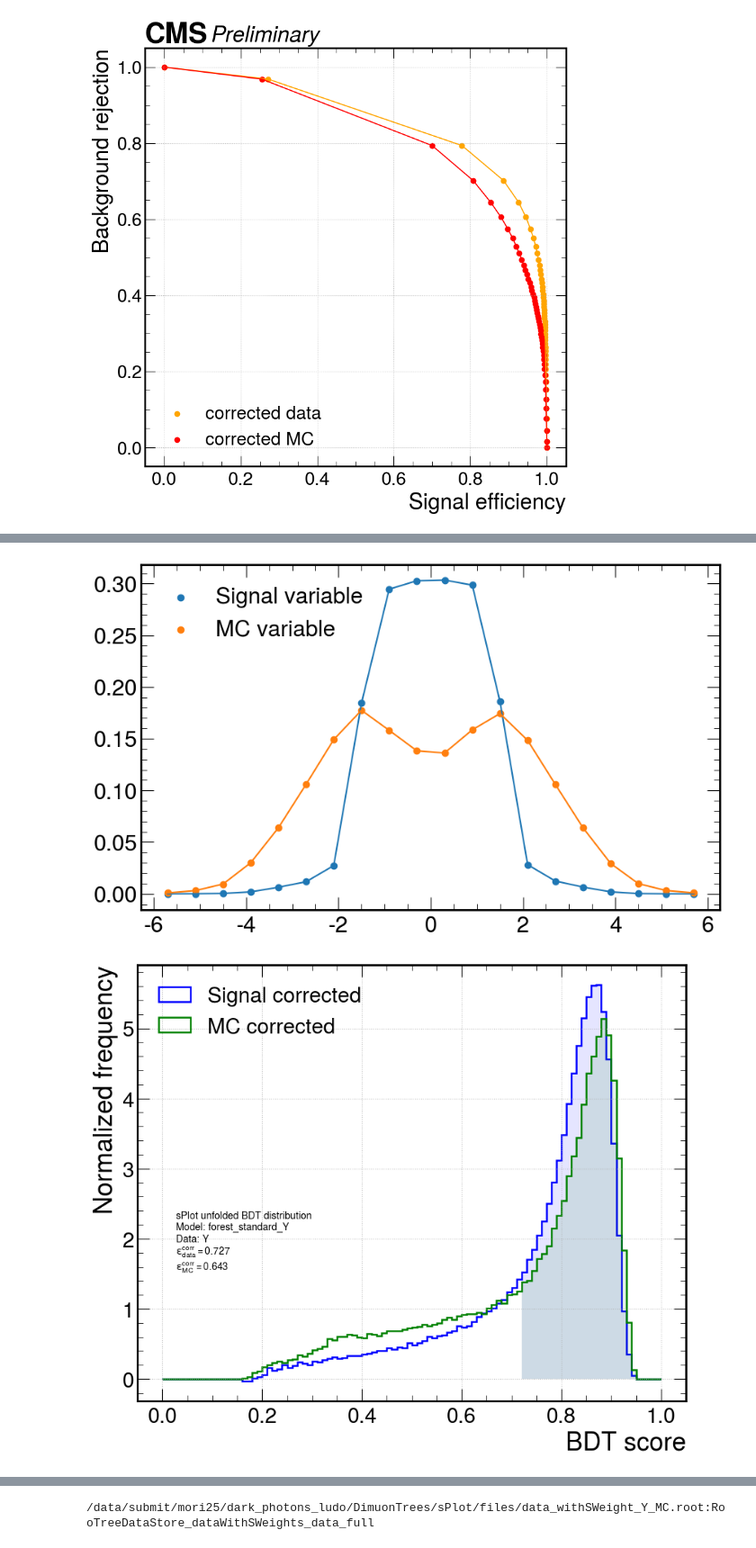
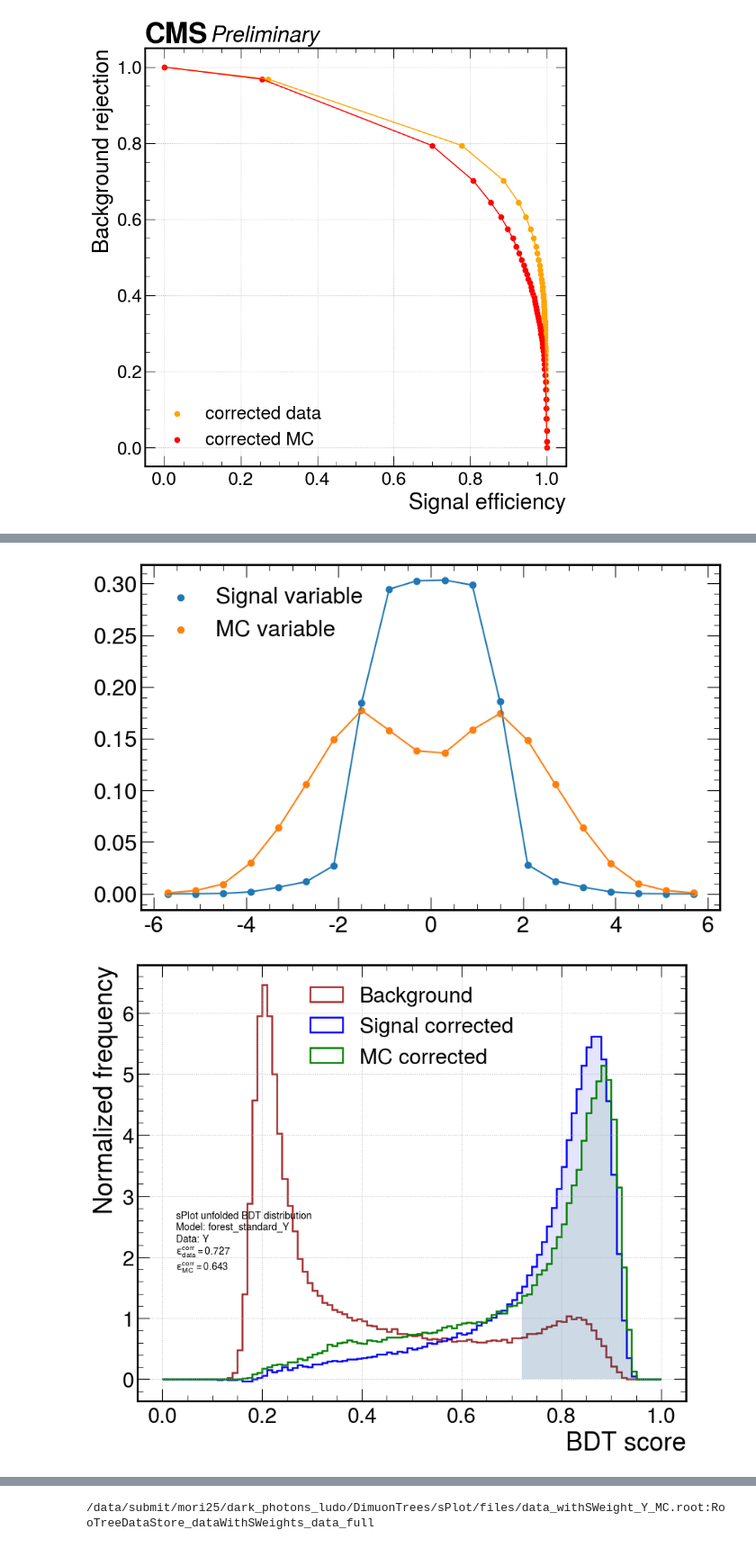
Before and after one commit to ludomori99/Darkphotons_Run3, a Jupyter notebook: notebooks/estimate_BDT_sys.ipynb, the cells around one changed output, grey strips where cells are left out. Shown at 90% size. Cells and saved outputs as stored; diff of their text form; code cells hidden in the pictures.

```diff
--- a/notebooks/estimate_BDT_sys.ipynb
+++ b/notebooks/estimate_BDT_sys.ipynb
@@ -151,30 +151,30 @@ Efficiency difference: -0.03964238561148248
 # %%
 s=Sys(fYData,fYMC,"Y")
 s.define_cuts(0.716,-2)
 s.compute_corrections_MC("Mm_kin_eta",hist_range=(-6,6),plot=True)
 s.study_efficiency("forest_standard_Y","Mm_kin_eta")
-s.plot(plot_corr=True,plot_nonPrompt=False,plot_bkg=False)
+s.plot(plot_corr=True,plot_nonPrompt=False,plot_bkg=True)
 Y_on_Y = s.plot_ROC(plot_corr=True,plot_nonPrompt=False,)
 # %% [output]
 Study efficiency of the BDT forest_standard_Y on the Y peak
 ID cut: -2
 BDT cut: 0.716
 Total data signal yield:  415466.0128639216
 Total MC signal yield:  209103.75792195203
 
 
 Efficiency data ID cut:  0.9999999999999697
 Efficiency prompt data ID cut (only applies to Jpsi):  0.9999999999999986
 Efficiency MC ID cut:  1.0000000000000069
 Efficiency corrected MC ID cut (prompt and possible further correction):  0.9999999999999857
 
 ... (10 lines left out)
  On corrected data: 0.7273821676220982
  On MC: 0.4587337314792568
  On corrected MC: 0.6426238736658121
 Efficiency difference: -0.08475829395628609
 [figure]
-[figure, old version]
+[figure, new version]
 [figure]
 # %%
 hep.style.use("CMS")
```
Also changed, not shown: parts of 2 cells of this notebook, 5 other files.
